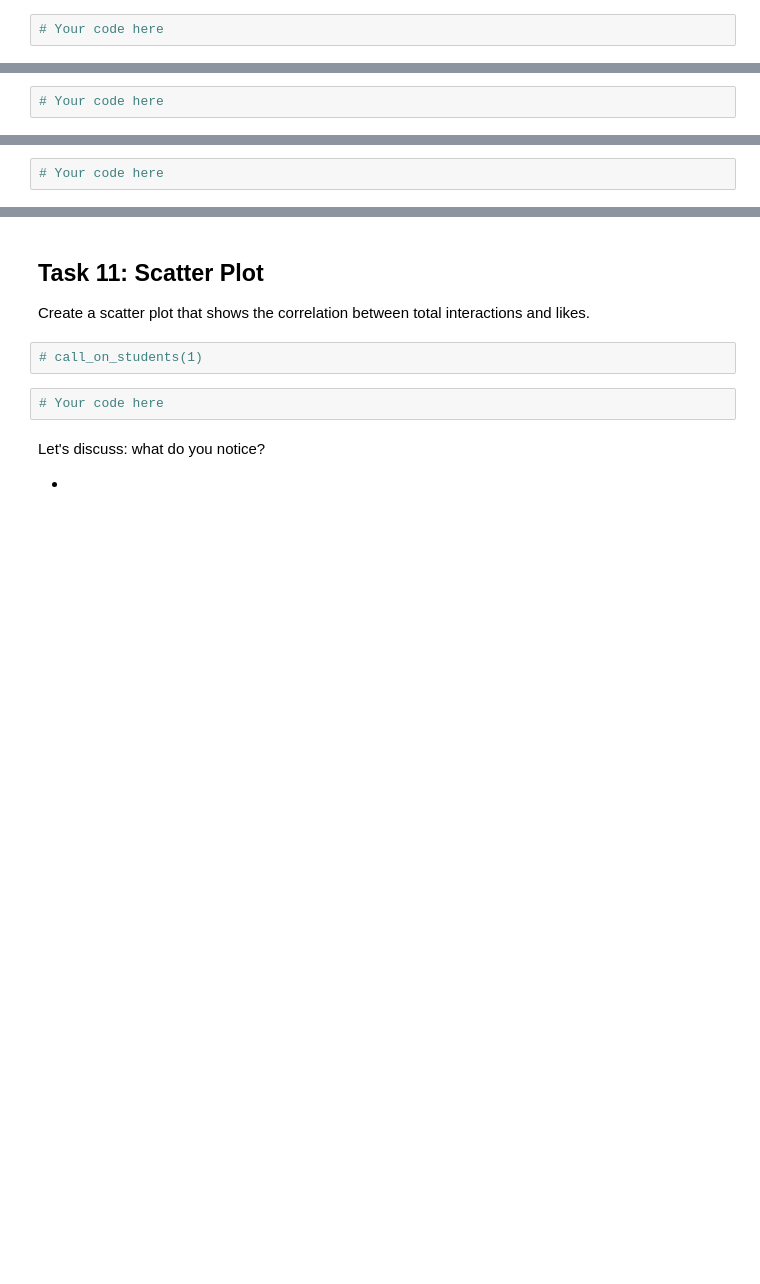
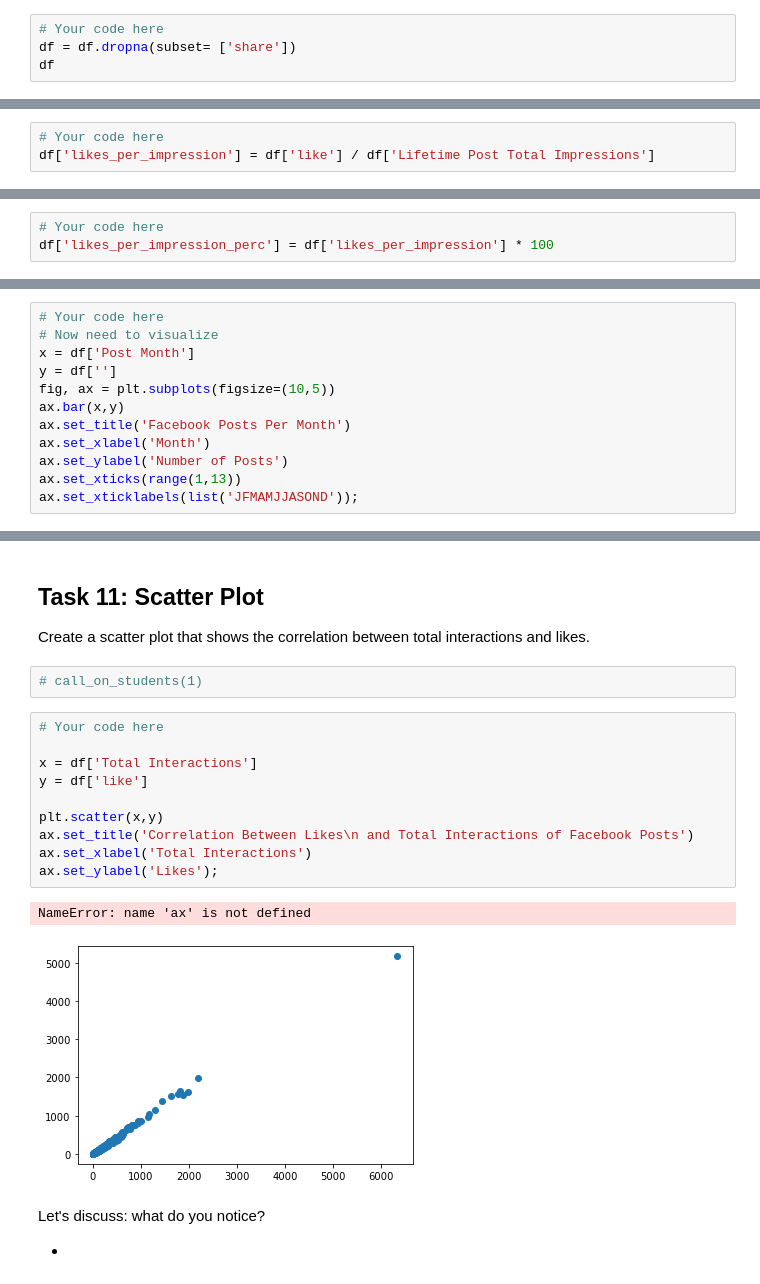
Before and after one commit to dolant98/NYC-DS-051622, a Jupyter notebook: CodeChallengeReviews/Phase1/P1-Code-Challenge-Review.ipynb, the cells around one changed output, grey strips where cells are left out. Saved outputs shown, nothing was run; the diff lists cells and outputs as text; blank space fills up the shorter version.

```diff
--- a/CodeChallengeReviews/Phase1/P1-Code-Challenge-Review.ipynb
+++ b/CodeChallengeReviews/Phase1/P1-Code-Challenge-Review.ipynb
@@ -84,3 +177,5 @@ Answer:
 # call_on_students(1)
 # %%
 # Your code here
+df = df.dropna(subset= ['share'])
+df
@@ -94,3 +203,4 @@ Create a new column called `likes_per_impression` which divides the number of li
 # call_on_students(1)
 # %%
 # Your code here
+df['likes_per_impression'] = df['like'] / df['Lifetime Post Total Impressions']
@@ -102,3 +218,4 @@ Make a new column for this, `likes_per_impression_perc`, to capture this output.
 # call_on_students(1)
 # %%
 # Your code here
+df['likes_per_impression_perc'] = df['likes_per_impression'] * 100
@@ -161,0 +306,12 @@ Use the `plt.subplot` method if you can, but if you can't, resort to the `plt` s
+# %%
+# Your code here
+# Now need to visualize
+x = df['Post Month']
+y = df['']
+fig, ax = plt.subplots(figsize=(10,5))
+ax.bar(x,y)
+ax.set_title('Facebook Posts Per Month')
+ax.set_xlabel('Month')
+ax.set_ylabel('Number of Posts')
+ax.set_xticks(range(1,13))
+ax.set_xticklabels(list('JFMAMJJASOND'));
@@ -169,8 +327,19 @@ Let's discuss: what do you notice?
 Create a scatter plot that shows the correlation between total interactions and likes.
 # %%
 # call_on_students(1)
-# %%
-# Your code here
+# %%
+# Your code here
+
+x = df['Total Interactions']
+y = df['like']
+
+plt.scatter(x,y)
+ax.set_title('Correlation Between Likes\n and Total Interactions of Facebook Posts')
+ax.set_xlabel('Total Interactions')
+ax.set_ylabel('Likes');
+# %% [output]
+NameError: name 'ax' is not defined
+[figure, added]
 # %% [markdown]
 Let's discuss: what do you notice?
 
```
Also changed, not shown: parts of 32 cells of this notebook.
